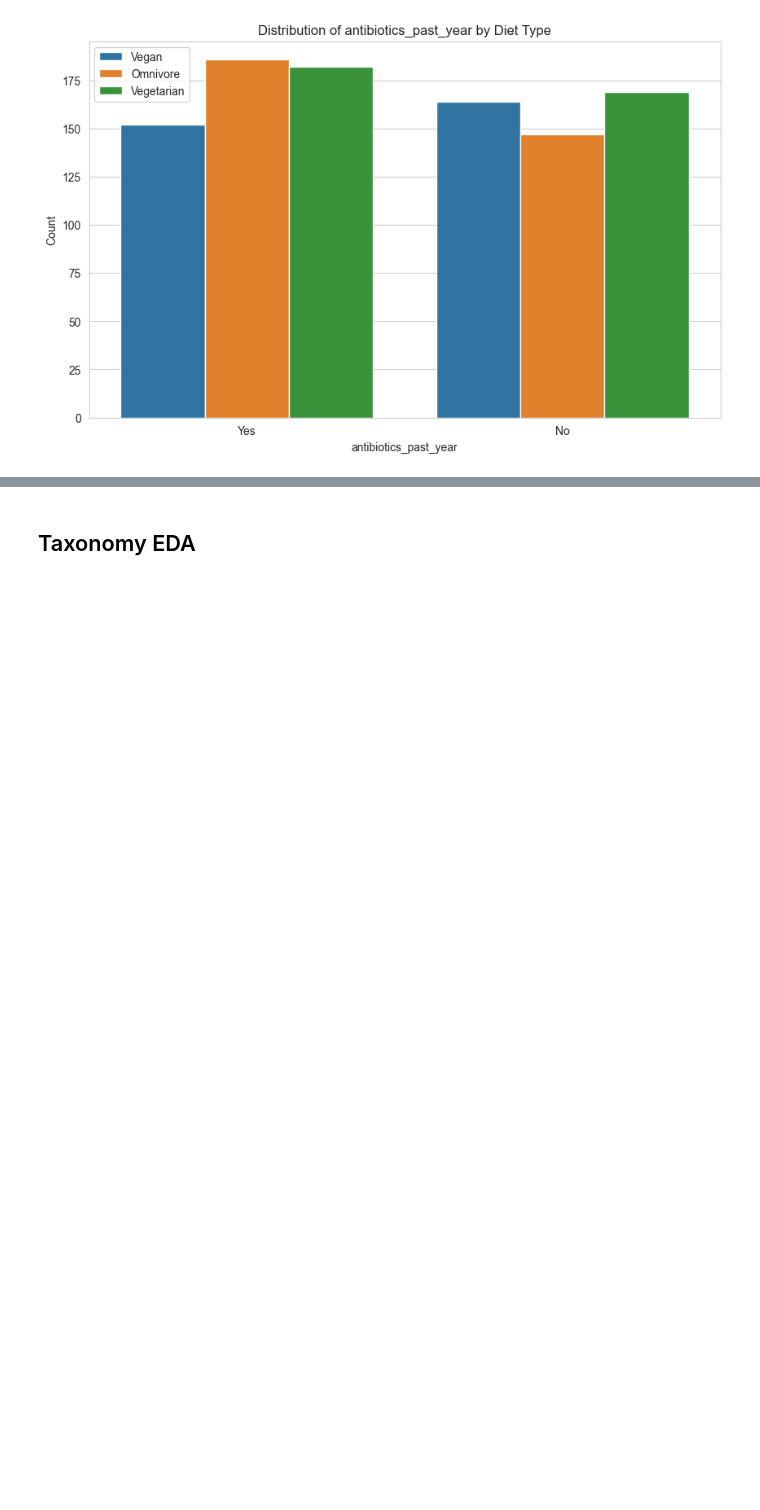
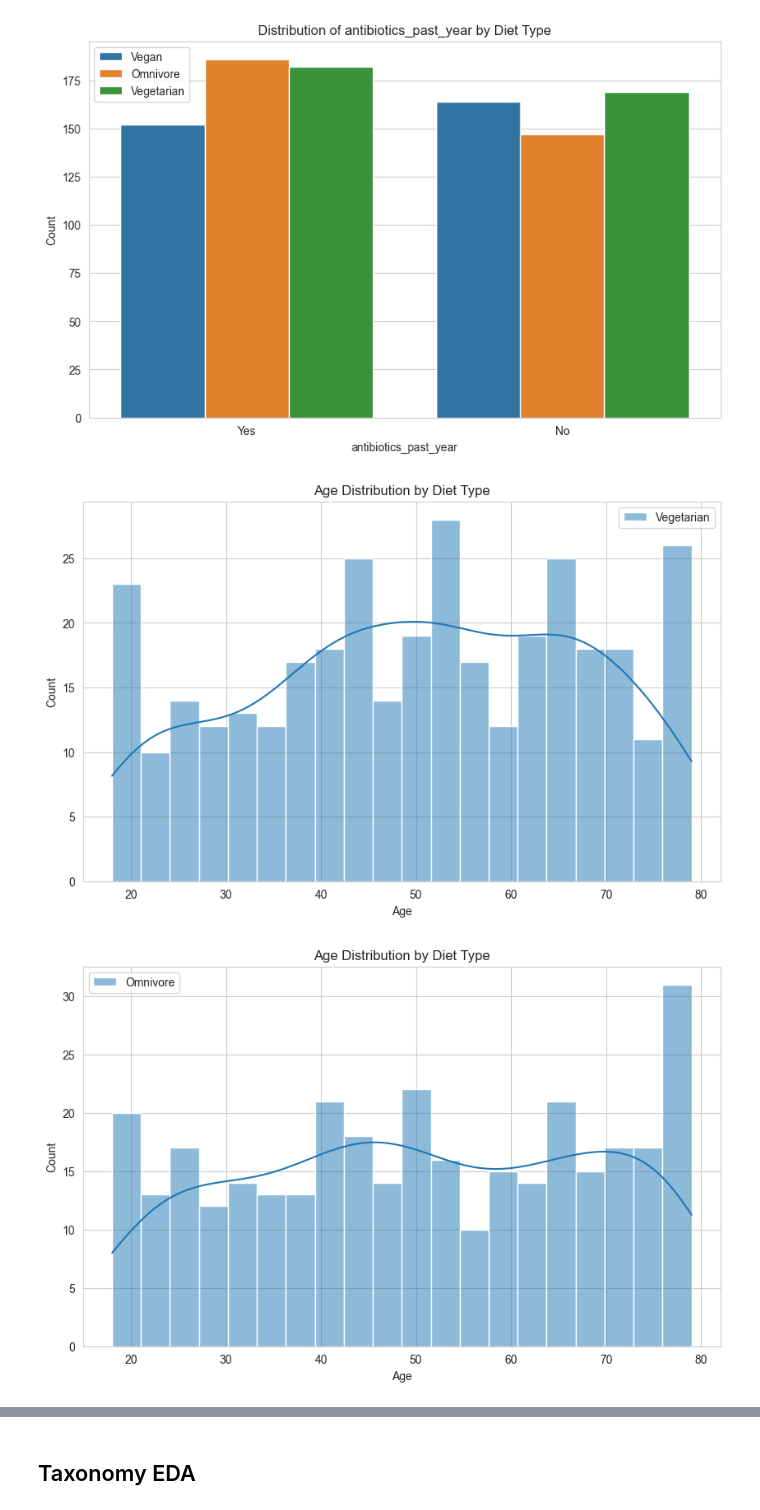
Before and after one commit to zkhechadoorian/coffee-gut-microbiome, a Jupyter notebook: notebooks/01_data_loading_qc.ipynb, the cells around one changed output, grey strips where cells are left out. Cells and saved outputs as stored; diff of their text form; code cells hidden in the pictures; blank space fills up the shorter version.

Commit message:
Add age and BMI breakdown analysis by diet type

```diff
--- a/notebooks/01_data_loading_qc.ipynb
+++ b/notebooks/01_data_loading_qc.ipynb
@@ -226,3 +226,17 @@ for col in categorical_cols:
 [figure]
 [figure]
 [figure]
+# %%
+# display a histogram of age distribution per diet type
+plt.figure(figsize=(10,6))
+for diet in diet_types:
+    subset = metadata.filter(pl.col('diet_type') == diet)
+    sns.histplot(subset['age'].to_numpy(), bins=20, kde=True, label=diet, alpha=0.5)
+    plt.title('Age Distribution by Diet Type')
+    plt.xlabel('Age')
+    plt.ylabel('Count')
+    plt.legend()
+    plt.show()
+# %% [output]
+[figure, added]
+[figure, added]
```
Also changed, not shown: parts of 4 cells of this notebook.
